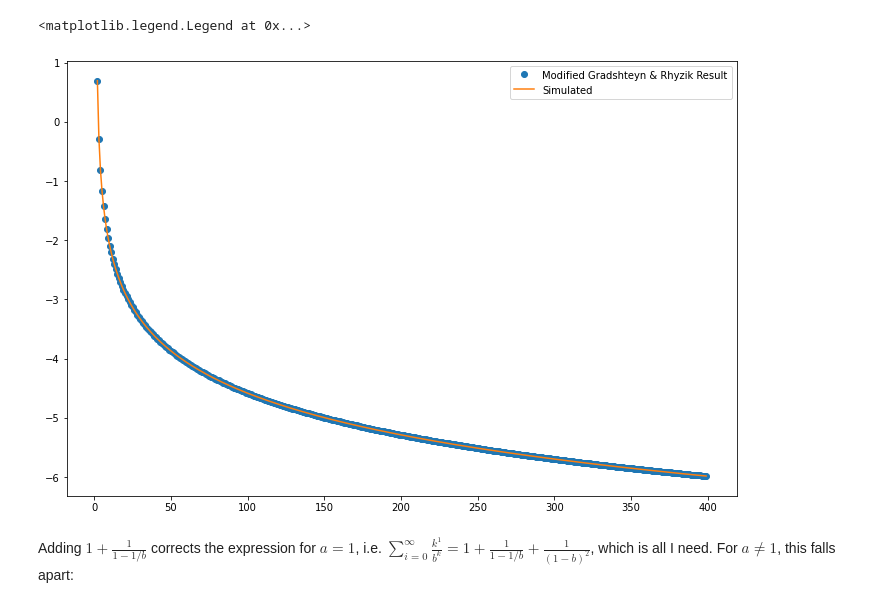
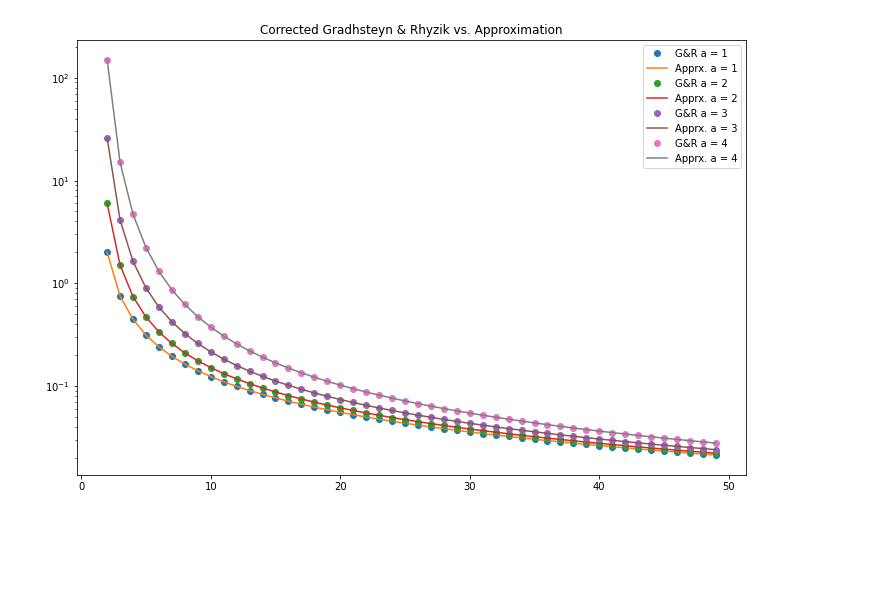
Before and after one commit to jpbm/probabilism, a Jupyter notebook: Monkeys with Typewriters.ipynb, the cells around one changed output. Drawn from its saved outputs; the diff is of its cells as text; code cells hidden in the pictures; blank space fills up the shorter version.

Commit message:
added gradshteyn and rhyzik correction

```diff
--- a/Monkeys with Typewriters.ipynb
+++ b/Monkeys with Typewriters.ipynb
@@ -117,5 +98,7 @@ plt.plot(mm,[GnR_1(m) for m in mm],'o-')
 # %%
-# a typo maybe?
+import numpy as np
+import matplotlib.pyplot as plt
+
 
 def factorial(x):
     if x == 0:
@@ -126,42 +109,48 @@ def factorial(x):
             res *= i
         return res
 
 
 
 def GnR(a,b):
-    prefactor = 1/(b-1)**(a+1)
+    """
+    Corrected Gradshteyn & Rhyzik
+    """
+    prefactor = b**a/(b-1)**(a+1)
 
     def jsum(i):
         return np.sum(
             [(-1)**j * factorial(a+1) * (i - j)**a /(factorial(j) * factorial(a+1-j)) for j in range(0,i+1)]
         )
 
     def isum(a):
         return np.sum([(1/b**(a-i))*jsum(i) for i in range(1,a+1)])
 
-    return prefactor*isum(a) + 1/(1-1/b) - 1
+    return prefactor*isum(a)
 
 
 def series(a,b,N=100):
+    """
+    approximate the series using the first N terms
+    """
     s = 0
     for i in range(N+1):
         s += (i**a)/(b**i)
     return s
 
 
 
-mm = list(range(2,400))
+mm = list(range(2,50))
 
 plt.figure(figsize=(12,8))
-#plt.plot(mm,[GnR_1(m) for m in mm],'d-')
 
-a = 1
-plt.plot(mm,np.log([GnR(a,m) for m in mm]),'.',markersize=12)
-plt.plot(mm,np.log([series(a,m) for m in mm]),'-')
 
-plt.legend(['Modified Gradshteyn & Rhyzik Result','Simulated'])
+aa = [1,2,3,4]
+for a in aa:
+    plt.semilogy(mm,[GnR(a,m) for m in mm],'.',markersize=12)
+    plt.semilogy(mm,[series(a,m) for m in mm],'-')
+
+plt.legend(np.hstack([['G&R a = %i' % a,'Apprx. a = %i' % a] for a in aa]))
+
+_ = plt.title('Corrected Gradhsteyn & Rhyzik vs. Approximation')
 # %% [output]
-<matplotlib.legend.Legend at 0x...>
-[figure, old version]
+[figure, new version]
-# %% [markdown]
-Adding $1 + \frac{1}{1-1/b}$ corrects the expression for $a=1$, i.e. $\sum_{i=0}^{\infty}\frac{k^1}{b^k} = 1 + \frac{1}{1-1/b} + \frac{1}{(1-b)^2}$, which is all I need. For $a\neq1$, this falls apart:
```
Also changed, not shown: parts of 4 cells of this notebook, 2 other files.
